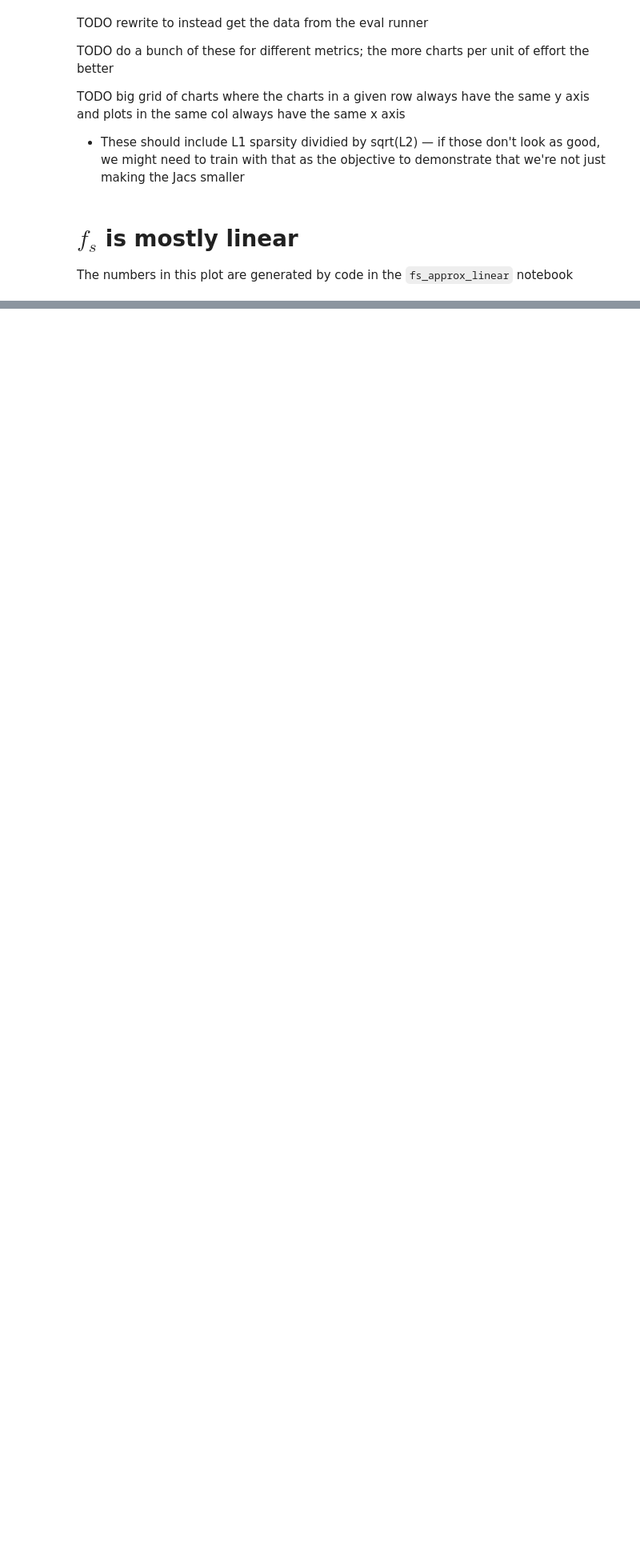
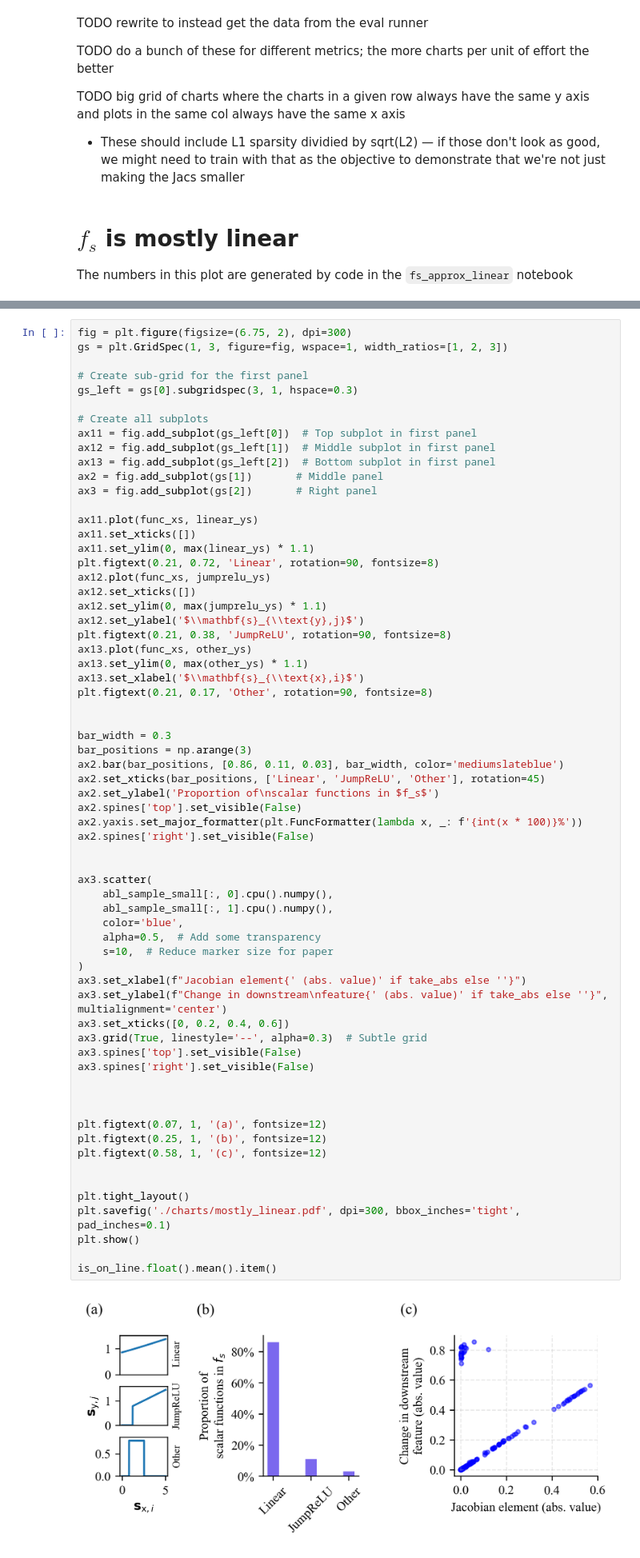
Before and after one commit to jugard99/jacobian-saes, a Jupyter notebook: notebooks/final_charts.ipynb, the cells around one changed output, grey strips where cells are left out. Shown at 80% size. Drawn from its saved outputs; the diff is of its cells as text; blank space fills up the shorter version.

Commit message:
Merged f_s linearity figures

```diff
--- a/notebooks/final_charts.ipynb
+++ b/notebooks/final_charts.ipynb
@@ -514,0 +455,67 @@ plt.show()
+# %%
+fig = plt.figure(figsize=(6.75, 2), dpi=300)
+gs = plt.GridSpec(1, 3, figure=fig, wspace=1, width_ratios=[1, 2, 3])
+
+# Create sub-grid for the first panel
+gs_left = gs[0].subgridspec(3, 1, hspace=0.3)
+
+# Create all subplots
+ax11 = fig.add_subplot(gs_left[0])  # Top subplot in first panel
+ax12 = fig.add_subplot(gs_left[1])  # Middle subplot in first panel
+ax13 = fig.add_subplot(gs_left[2])  # Bottom subplot in first panel
+ax2 = fig.add_subplot(gs[1])       # Middle panel
+ax3 = fig.add_subplot(gs[2])       # Right panel
+
+ax11.plot(func_xs, linear_ys)
+ax11.set_xticks([])
+ax11.set_ylim(0, max(linear_ys) * 1.1)
+plt.figtext(0.21, 0.72, 'Linear', rotation=90, fontsize=8)
+ax12.plot(func_xs, jumprelu_ys)
+ax12.set_xticks([])
+ax12.set_ylim(0, max(jumprelu_ys) * 1.1)
+ax12.set_ylabel('$\\mathbf{s}_{\\text{y},j}$')
+plt.figtext(0.21, 0.38, 'JumpReLU', rotation=90, fontsize=8)
+ax13.plot(func_xs, other_ys)
+ax13.set_ylim(0, max(other_ys) * 1.1)
+ax13.set_xlabel('$\\mathbf{s}_{\\text{x},i}$')
+plt.figtext(0.21, 0.17, 'Other', rotation=90, fontsize=8)
+
+
+bar_width = 0.3
+bar_positions = np.arange(3)
+ax2.bar(bar_positions, [0.86, 0.11, 0.03], bar_width, color='mediumslateblue')
+ax2.set_xticks(bar_positions, ['Linear', 'JumpReLU', 'Other'], rotation=45)
+ax2.set_ylabel('Proportion of\nscalar functions in $f_s$')
+ax2.spines['top'].set_visible(False)
+ax2.yaxis.set_major_formatter(plt.FuncFormatter(lambda x, _: f'{int(x * 100)}%'))
+ax2.spines['right'].set_visible(False)
+
+
+ax3.scatter(
+    abl_sample_small[:, 0].cpu().numpy(),
+    abl_sample_small[:, 1].cpu().numpy(),
+    color='blue',
+    alpha=0.5,  # Add some transparency
+    s=10,  # Reduce marker size for paper
+)
+ax3.set_xlabel(f"Jacobian element{' (abs. value)' if take_abs else ''}")
+ax3.set_ylabel(f"Change in downstream\nfeature{' (abs. value)' if take_abs else ''}", multialignment='center')
+ax3.set_xticks([0, 0.2, 0.4, 0.6])
+ax3.grid(True, linestyle='--', alpha=0.3)  # Subtle grid
+ax3.spines['top'].set_visible(False)
+ax3.spines['right'].set_visible(False)
+
+
+
+plt.figtext(0.07, 1, '(a)', fontsize=12)
+plt.figtext(0.25, 1, '(b)', fontsize=12)
+plt.figtext(0.58, 1, '(c)', fontsize=12)
+
+
+plt.tight_layout()
+plt.savefig('./charts/mostly_linear.pdf', dpi=300, bbox_inches='tight', pad_inches=0.1)
+plt.show()
+
+is_on_line.float().mean().item()
+# %% [output]
+[figure, added]
```
Also changed, not shown: parts of 14 cells of this notebook, 3 other files.
